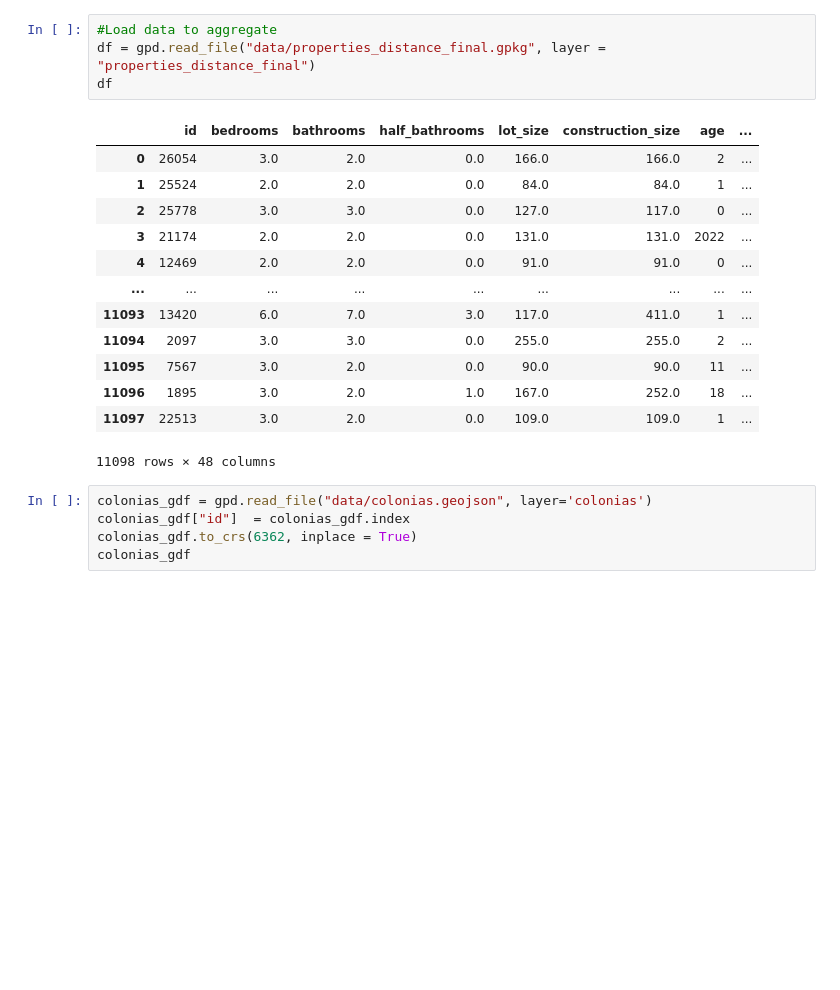
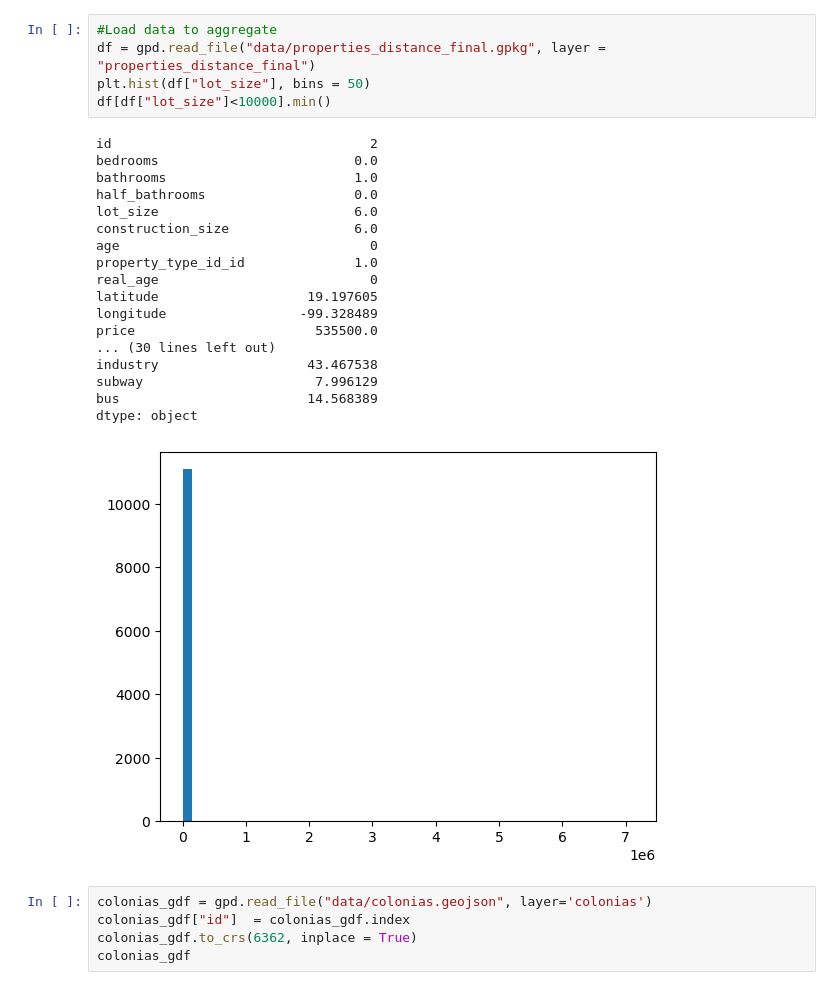
Before and after one commit to EwoutvanderVelde/SpatialCourse, a Jupyter notebook: 4_data_aggregation_non_normalized.ipynb, the cells around one changed output. Drawn from its saved outputs; the diff is of its cells as text; blank space fills up the shorter version.

```diff
--- a/4_data_aggregation_non_normalized.ipynb
+++ b/4_data_aggregation_non_normalized.ipynb
@@ -30,21 +25,27 @@ open(fp, mode='r', driver=None, schema=None, crs=None, encoding=None, layer=None
 # %%
 #Load data to aggregate
 df = gpd.read_file("data/properties_distance_final.gpkg", layer = "properties_distance_final")
-df
+plt.hist(df["lot_size"], bins = 50)
+df[df["lot_size"]<10000].min()
 # %% [output]
-|  | id | bedrooms | bathrooms | half_bathrooms | lot_size | construction_size | age | ... |
-| 0 | 26054 | 3.0 | 2.0 | 0.0 | 166.0 | 166.0 | 2 | ... |
-| 1 | 25524 | 2.0 | 2.0 | 0.0 | 84.0 | 84.0 | 1 | ... |
-| 2 | 25778 | 3.0 | 3.0 | 0.0 | 127.0 | 117.0 | 0 | ... |
-| 3 | 21174 | 2.0 | 2.0 | 0.0 | 131.0 | 131.0 | 2022 | ... |
-| 4 | 12469 | 2.0 | 2.0 | 0.0 | 91.0 | 91.0 | 0 | ... |
-| ... | ... | ... | ... | ... | ... | ... | ... | ... |
-| 11093 | 13420 | 6.0 | 7.0 | 3.0 | 117.0 | 411.0 | 1 | ... |
-| 11094 | 2097 | 3.0 | 3.0 | 0.0 | 255.0 | 255.0 | 2 | ... |
-| 11095 | 7567 | 3.0 | 2.0 | 0.0 | 90.0 | 90.0 | 11 | ... |
-| 11096 | 1895 | 3.0 | 2.0 | 1.0 | 167.0 | 252.0 | 18 | ... |
-| 11097 | 22513 | 3.0 | 2.0 | 0.0 | 109.0 | 109.0 | 1 | ... |
-11098 rows × 48 columns
+id                                 2
+bedrooms                         0.0
+bathrooms                        1.0
+half_bathrooms                   0.0
+lot_size                         6.0
+construction_size                6.0
+age                                0
+property_type_id_id              1.0
+real_age                           0
+latitude                   19.197605
+longitude                 -99.328489
+price                       535500.0
+... (30 lines left out)
+industry                   43.467538
+subway                      7.996129
+bus                        14.568389
+dtype: object
+[figure, added]
 # %%
 colonias_gdf = gpd.read_file("data/colonias.geojson", layer='colonias')
 colonias_gdf["id"]  = colonias_gdf.index
```
Also changed, not shown: parts of 2 cells of this notebook, 2 other files.
